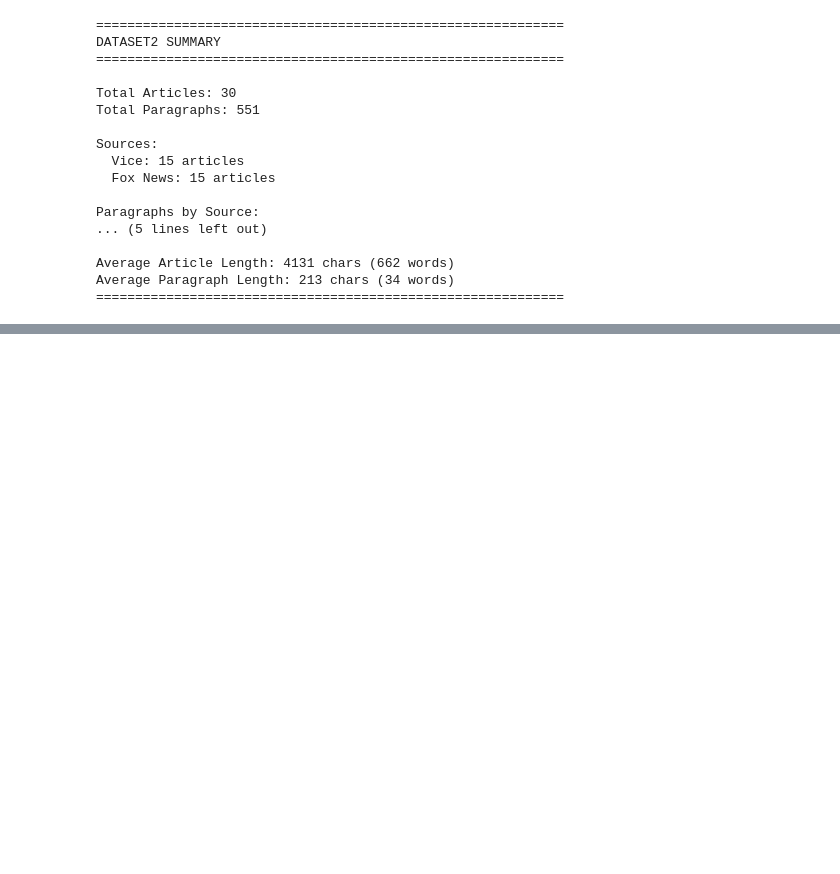
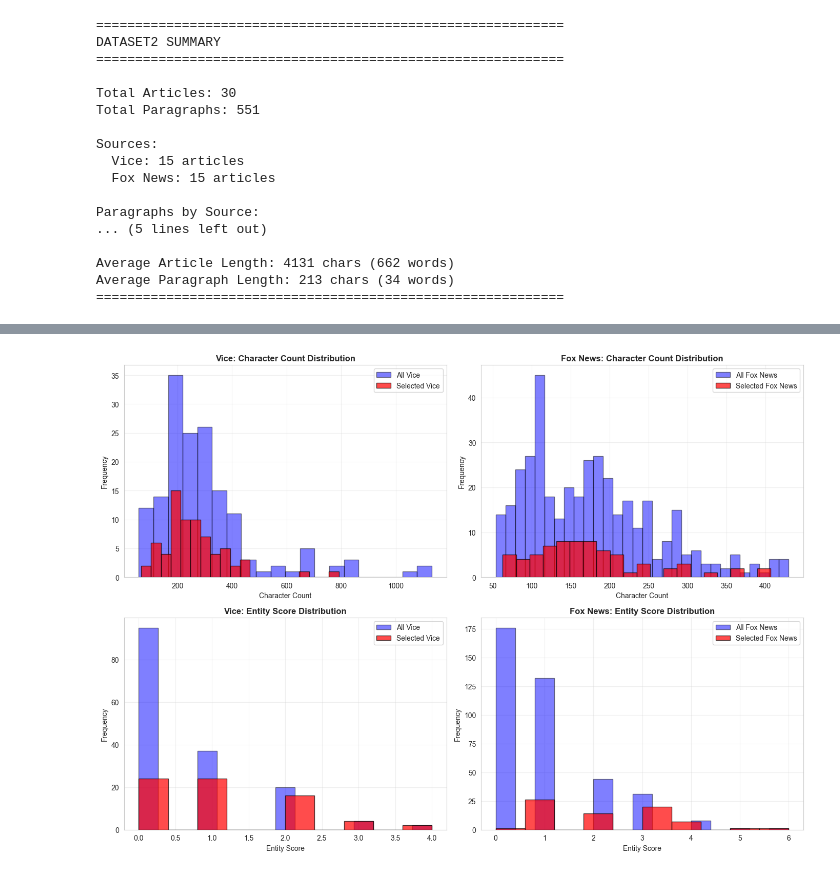
Before and after one commit to yilmazzey/nlp-ner, a Jupyter notebook: dataset2/dataset2_analysis.ipynb, the cells around one changed output, grey strips where cells are left out. Drawn from its saved outputs; the diff is of its cells as text; code cells hidden in the pictures; blank space fills up the shorter version.

```diff
--- a/dataset2/dataset2_analysis.ipynb
+++ b/dataset2/dataset2_analysis.ipynb
@@ -407,0 +601,15 @@ Average Paragraph Length: 213 chars (34 words)
+# %%
+# Execute selection for both sources
+print("="*60)
+print("SELECTING 140 EXAMPLES (70 PER SOURCE)")
+print("="*60)
+
+selected_vice = select_stratified_samples(df_para, 'Vice', target_count=70)
+selected_fox = select_stratified_samples(df_para, 'Fox News', target_count=70)
+
+selected_all = pd.concat([selected_vice, selected_fox], ignore_index=True)
+
+print(f"\nSelection Complete!")
+print(f"  Vice: {len(selected_vice)} paragraphs")
+print(f"  Fox News: {len(selected_fox)} paragraphs")
+print(f"  Total: {len(selected_all)} paragraphs")
@@ -407,0 +674,48 @@ Average Paragraph Length: 213 chars (34 words)
+# %%
+# Visualize selection vs original distribution
+fig, axes = plt.subplots(2, 2, figsize=(14, 10))
+
+# Character count comparison - Vice
+ax1 = axes[0, 0]
+ax1.hist(df_para[df_para['source'] == 'Vice']['char_count'], bins=20, alpha=0.5, label='All Vice', color='blue', edgecolor='black')
+ax1.hist(selected_vice['char_count'], bins=20, alpha=0.7, label='Selected Vice', color='red', edgecolor='black')
+ax1.set_title('Vice: Character Count Distribution', fontsize=12, fontweight='bold')
+ax1.set_xlabel('Character Count')
+ax1.set_ylabel('Frequency')
+ax1.legend()
+ax1.grid(True, alpha=0.3)
+
+# Character count comparison - Fox News
+ax2 = axes[0, 1]
+ax2.hist(df_para[df_para['source'] == 'Fox News']['char_count'], bins=30, alpha=0.5, label='All Fox News', color='blue', edgecolor='black')
+ax2.hist(selected_fox['char_count'], bins=20, alpha=0.7, label='Selected Fox News', color='red', edgecolor='black')
+ax2.set_title('Fox News: Character Count Distribution', fontsize=12, fontweight='bold')
+ax2.set_xlabel('Character Count')
+ax2.set_ylabel('Frequency')
+ax2.legend()
+ax2.grid(True, alpha=0.3)
+
+# Entity score comparison - Vice
+ax3 = axes[1, 0]
+ax3.hist(df_para[df_para['source'] == 'Vice']['entity_score'], bins=15, alpha=0.5, label='All Vice', color='blue', edgecolor='black')
+ax3.hist(selected_vice['entity_score'], bins=10, alpha=0.7, label='Selected Vice', color='red', edgecolor='black')
+ax3.set_title('Vice: Entity Score Distribution', fontsize=12, fontweight='bold')
+ax3.set_xlabel('Entity Score')
+ax3.set_ylabel('Frequency')
+ax3.legend()
+ax3.grid(True, alpha=0.3)
+
+# Entity score comparison - Fox News
+ax4 = axes[1, 1]
+ax4.hist(df_para[df_para['source'] == 'Fox News']['entity_score'], bins=15, alpha=0.5, label='All Fox News', color='blue', edgecolor='black')
+ax4.hist(selected_fox['entity_score'], bins=10, alpha=0.7, label='Selected Fox News', color='red', edgecolor='black')
+ax4.set_title('Fox News: Entity Score Distribution', fontsize=12, fontweight='bold')
+ax4.set_xlabel('Entity Score')
+ax4.set_ylabel('Frequency')
+ax4.legend()
+ax4.grid(True, alpha=0.3)
+
+plt.tight_layout()
+plt.show()
+# %% [output]
+[figure, added]
```
Also changed, not shown: parts of 11 cells of this notebook, 4 other files.
